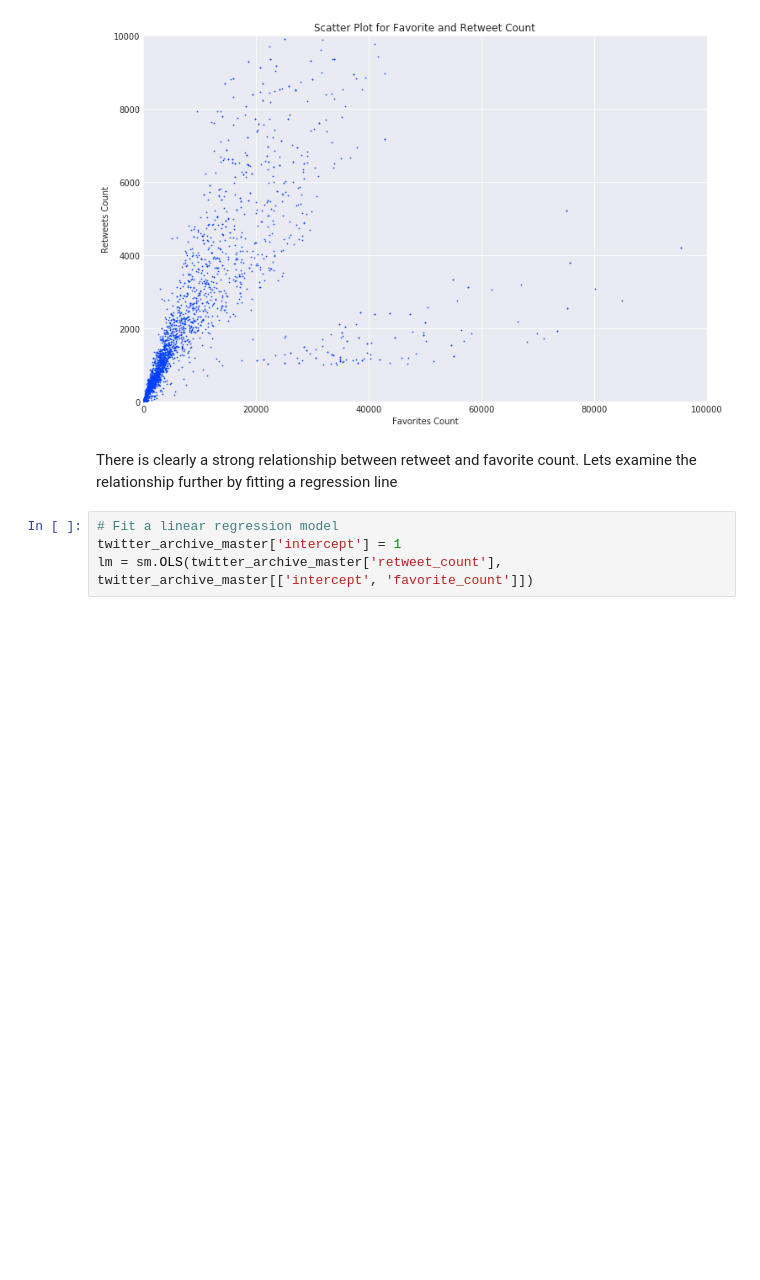
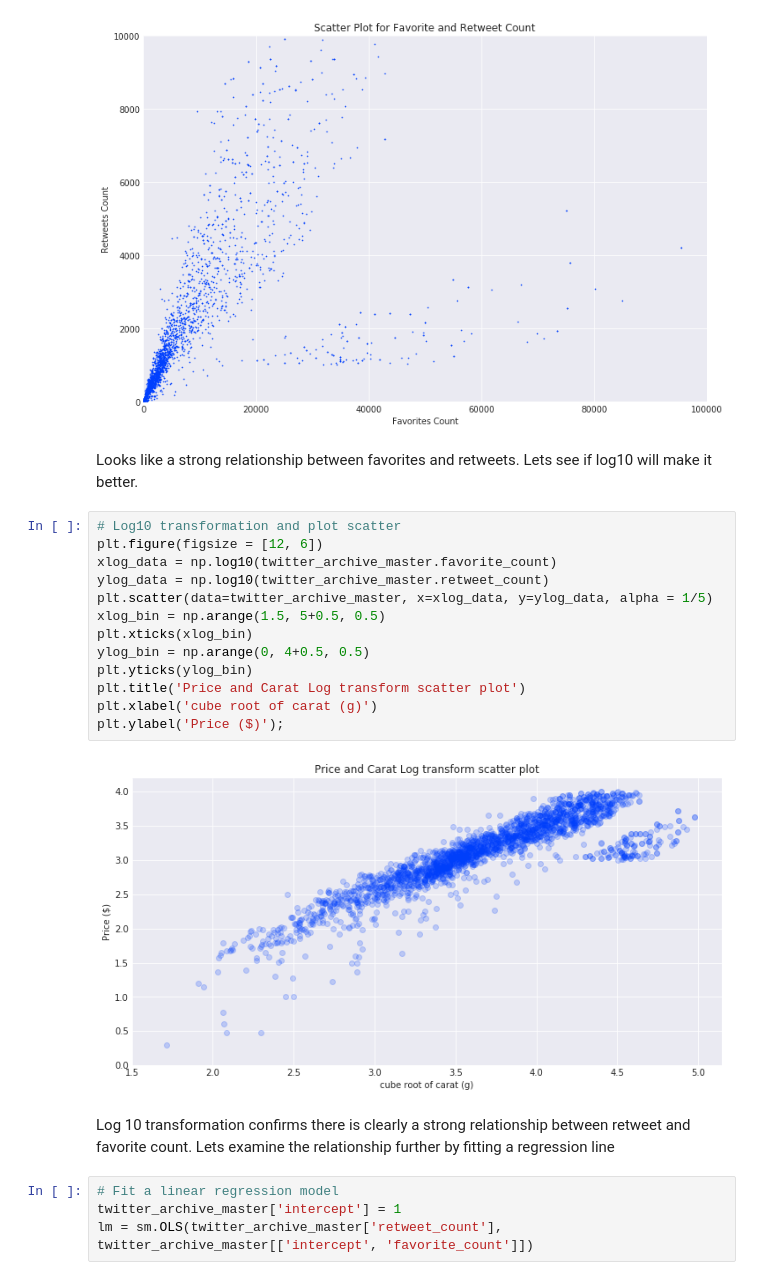
Before and after one commit to yaswaz/twitter_api, a Jupyter notebook: wrangle_act.ipynb, the cells around one changed output. Drawn from its saved outputs; the diff is of its cells as text; blank space fills up the shorter version.

Commit message:
Refactor: Commit adds log10 transformation to favorites and retweet plot

```diff
--- a/wrangle_act.ipynb
+++ b/wrangle_act.ipynb
@@ -1552,8 +1552,25 @@ plt.plot(twitter_archive_master.favorite_count,
 plt.title('Scatter Plot for Favorite and Retweet Count');
 # %% [output]
 [figure]
+# %% [markdown]
+Looks like a strong relationship between favorites and retweets. Lets see if log10 will make it better.
+# %%
+# Log10 transformation and plot scatter
+plt.figure(figsize = [12, 6])
+xlog_data = np.log10(twitter_archive_master.favorite_count)
+ylog_data = np.log10(twitter_archive_master.retweet_count)
+plt.scatter(data=twitter_archive_master, x=xlog_data, y=ylog_data, alpha = 1/5)
+xlog_bin = np.arange(1.5, 5+0.5, 0.5)
+plt.xticks(xlog_bin)
+ylog_bin = np.arange(0, 4+0.5, 0.5)
+plt.yticks(ylog_bin)
+plt.title('Price and Carat Log transform scatter plot')
+plt.xlabel('cube root of carat (g)')
+plt.ylabel('Price ($)');
+# %% [output]
+[figure, added]
 # %% [markdown]
-There is clearly a strong relationship between retweet and favorite count. Lets examine the relationship further by fitting a regression line
+Log 10 transformation confirms there is clearly a strong relationship between retweet and favorite count. Lets examine the relationship further by fitting a regression line
 # %%
 # Fit a linear regression model
 twitter_archive_master['intercept'] = 1
```
Also changed, not shown: parts of 10 cells of this notebook.
